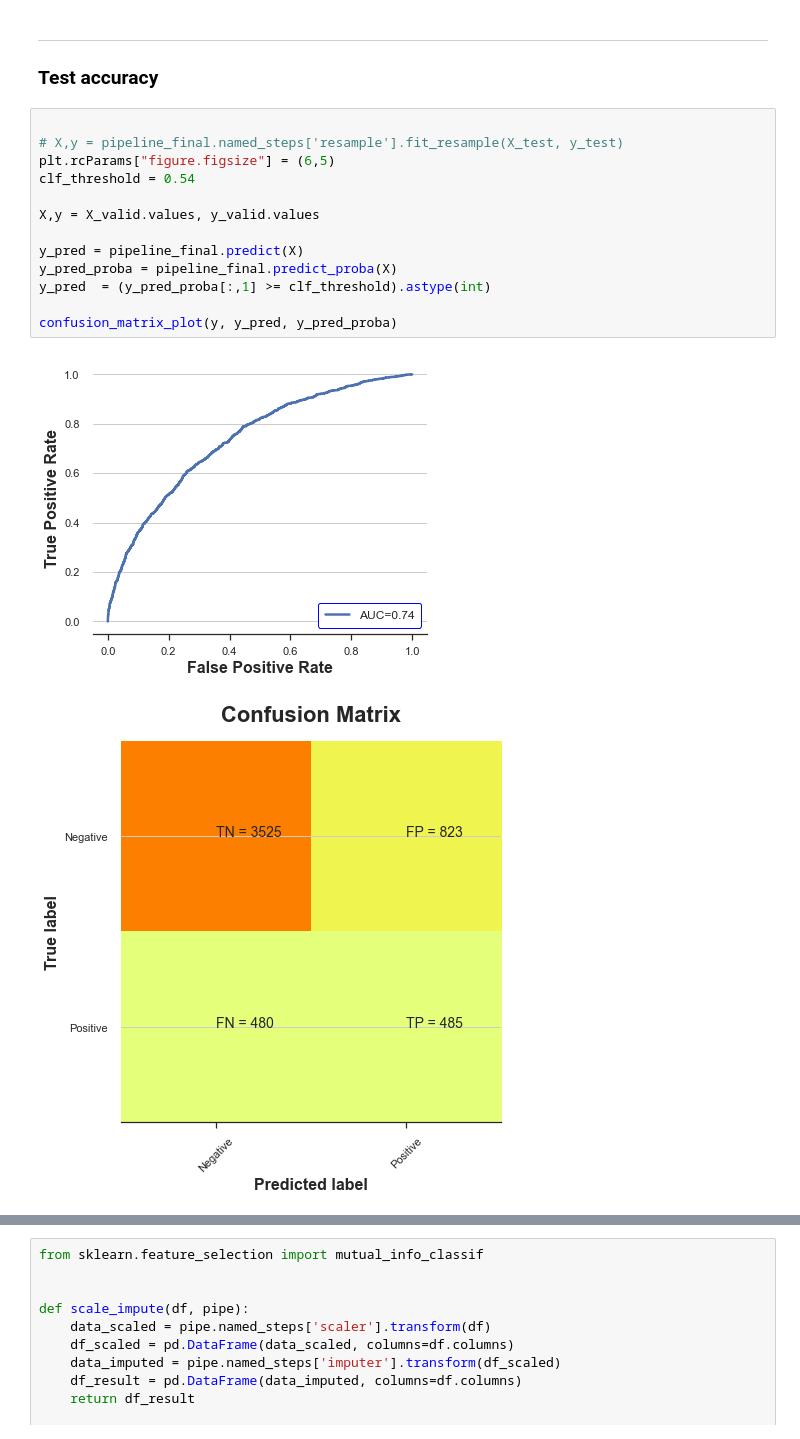
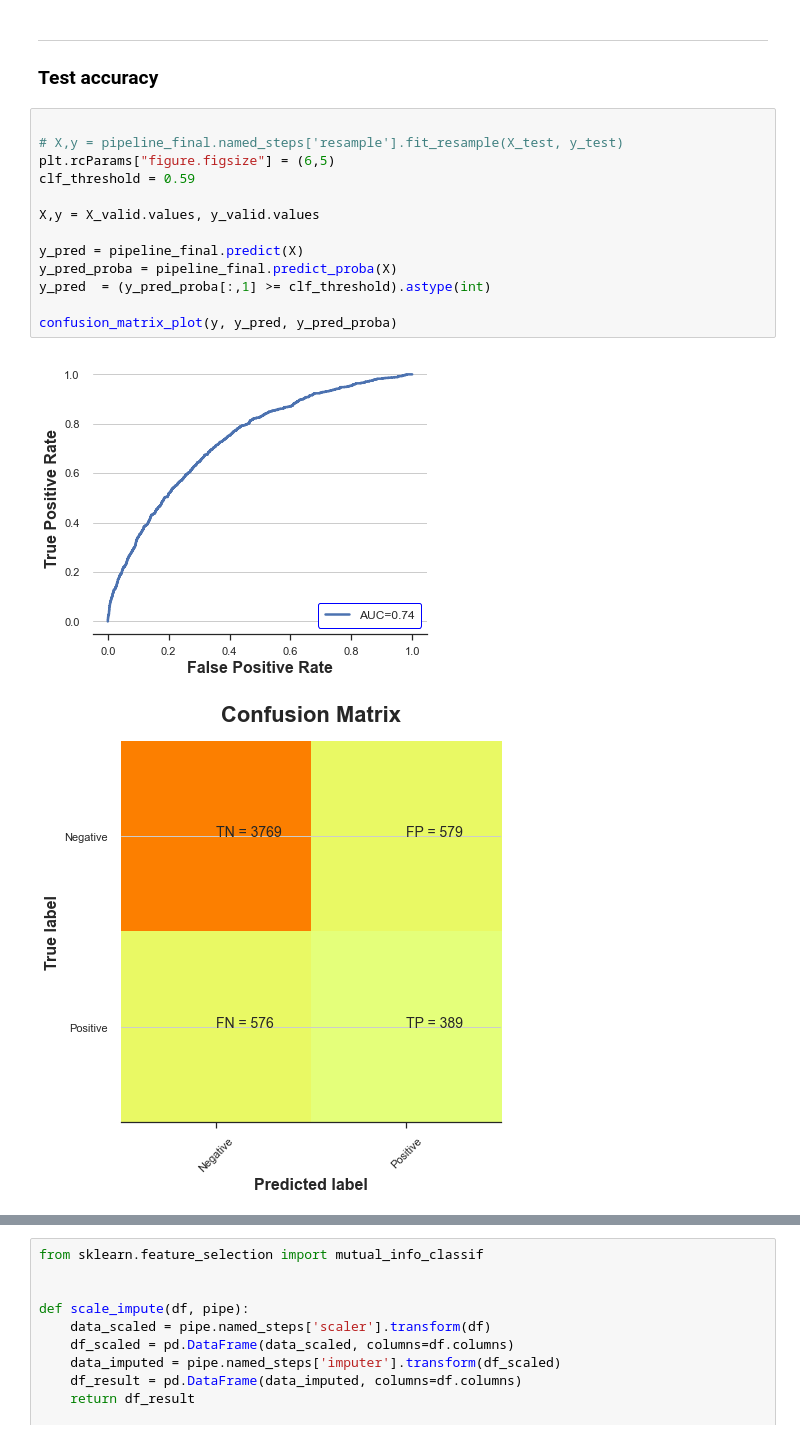
Before and after one commit to amirhkr/AKI_MIMIC4, a Jupyter notebook: ML_models_notebooks/all_scr/new/xgb_all_scr.ipynb, the cells around one changed output, grey strips where cells are left out. Saved outputs shown, nothing was run; the diff lists cells and outputs as text.

```diff
--- a/ML_models_notebooks/all_scr/new/xgb_all_scr.ipynb
+++ b/ML_models_notebooks/all_scr/new/xgb_all_scr.ipynb
@@ -875,18 +872,18 @@ __________
 # %%
 
 # X,y = pipeline_final.named_steps['resample'].fit_resample(X_test, y_test)
 plt.rcParams["figure.figsize"] = (6,5)
-clf_threshold = 0.54
+clf_threshold = 0.59
 
 X,y = X_valid.values, y_valid.values
 
 y_pred = pipeline_final.predict(X)
 y_pred_proba = pipeline_final.predict_proba(X)
 y_pred  = (y_pred_proba[:,1] >= clf_threshold).astype(int)
 
 confusion_matrix_plot(y, y_pred, y_pred_proba)
 # %% [output]
-[figure, old version]
+[figure, new version]
 [figure]
 Classification report
 
```
Also changed, not shown: parts of 4 cells of this notebook, 16 other files.
